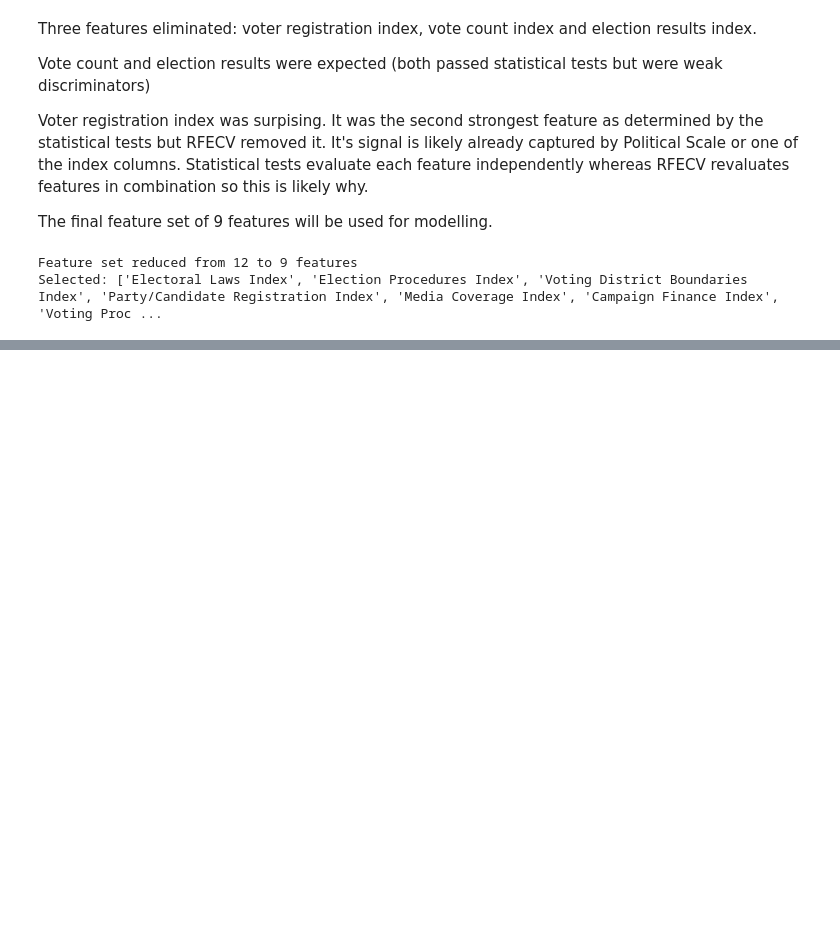
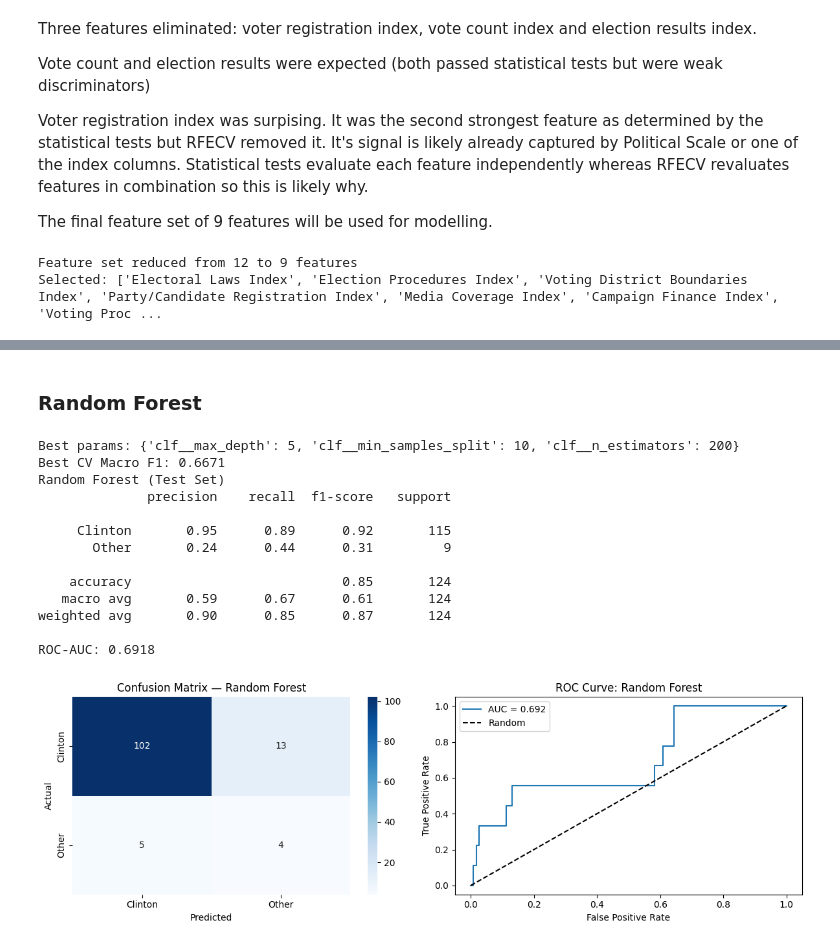
Before and after one commit to charlottedavidson524/2016_US_Election_ML, a Jupyter notebook: notebook/classification_training.ipynb, the cells around one changed output, grey strips where cells are left out. Drawn from its saved outputs; the diff is of its cells as text; code cells hidden in the pictures; blank space fills up the shorter version.

```diff
--- a/notebook/classification_training.ipynb
+++ b/notebook/classification_training.ipynb
@@ -303,0 +526,30 @@ Selected: ['Electoral Laws Index', 'Election Procedures Index', 'Voting District
+# %% [markdown]
+### Random Forest
+# %%
+rf_params = {
+    'clf__n_estimators': [100, 200, 300],
+    'clf__max_depth': [None, 5, 10, 15],
+    'clf__min_samples_split': [2, 5, 10]
+}
+
+rf_grid = run_gridsearch(
+    build_pipeline(RandomForestClassifier(random_state=42)),
+    rf_params, X_train_selected, y_train
+)
+
+rf_results = evaluate_model('Random Forest', rf_grid, X_test_selected, y_test)
+# %% [output]
+Best params: {'clf__max_depth': 5, 'clf__min_samples_split': 10, 'clf__n_estimators': 200}
+Best CV Macro F1: 0.6671
+Random Forest (Test Set)
+              precision    recall  f1-score   support
+
+     Clinton       0.95      0.89      0.92       115
+       Other       0.24      0.44      0.31         9
+
+    accuracy                           0.85       124
+   macro avg       0.59      0.67      0.61       124
+weighted avg       0.90      0.85      0.87       124
+
+ROC-AUC: 0.6918
+[figure, added]
```
Also changed, not shown: parts of 16 cells of this notebook.
